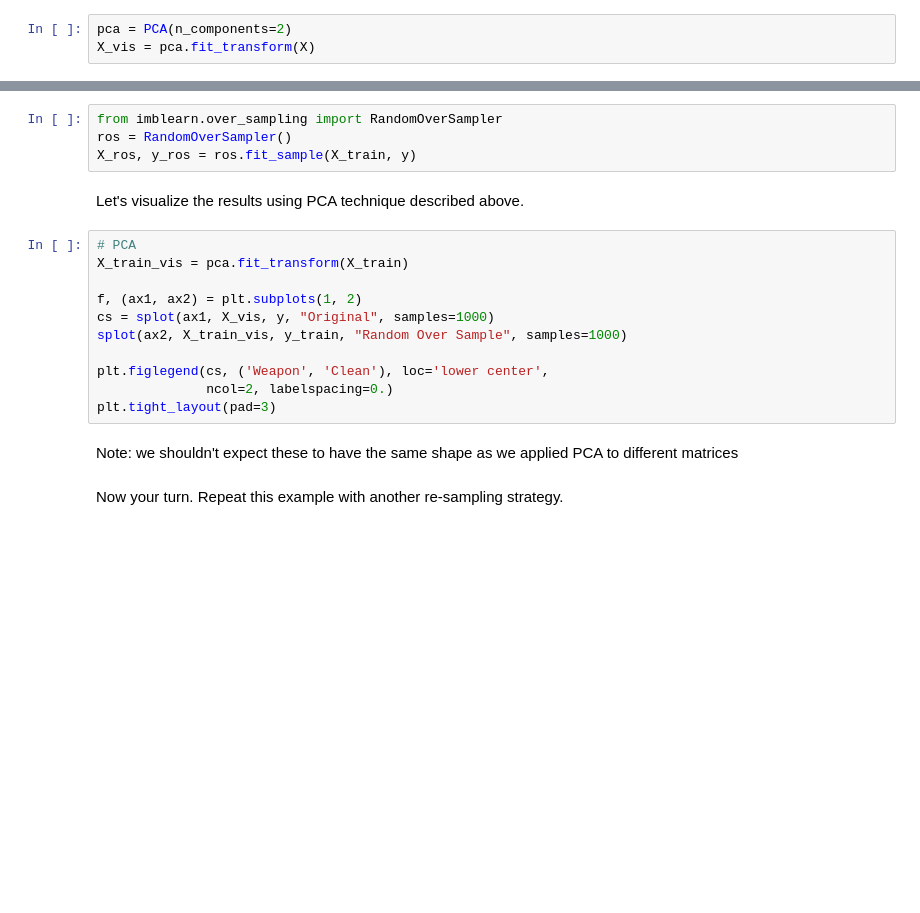
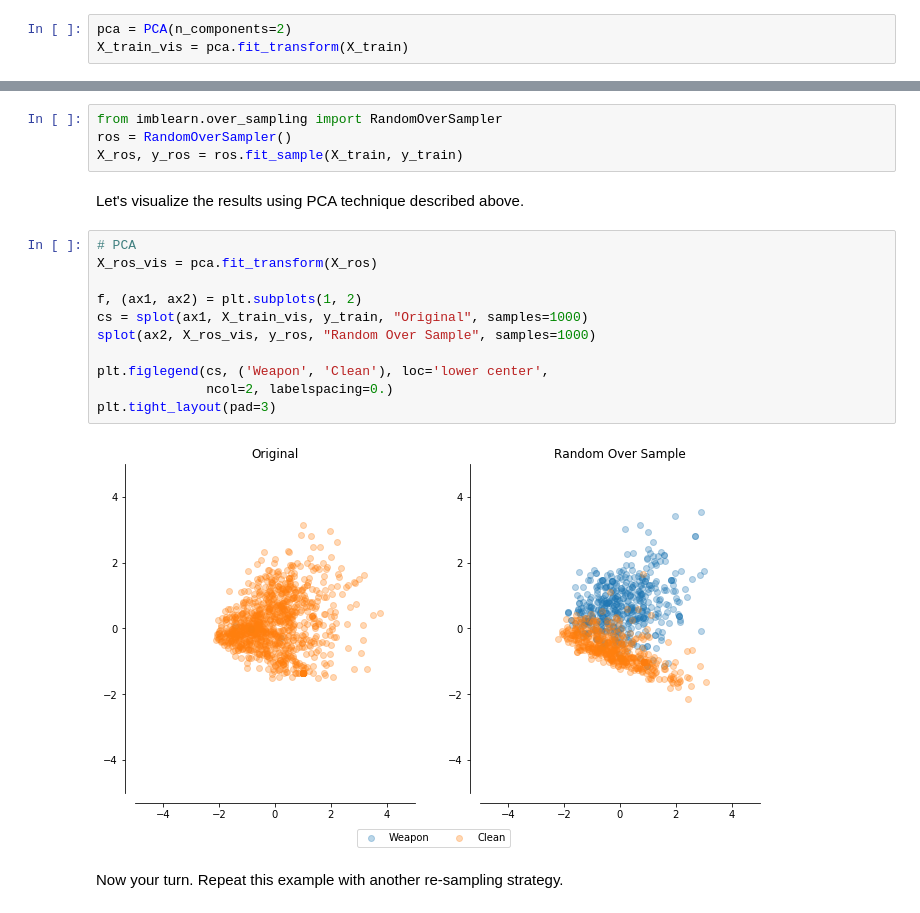
Before and after one commit to askmediagroup/TabooIglooChallenge, a Jupyter notebook: taboo-igloo-challenge.ipynb, the cells around one changed output, grey strips where cells are left out. Saved outputs shown, nothing was run; the diff lists cells and outputs as text; blank space fills up the shorter version.

```diff
--- a/taboo-igloo-challenge.ipynb
+++ b/taboo-igloo-challenge.ipynb
@@ -147,7 +163,7 @@ for (i, doc) in enumerate(nlp.pipe((str(x) for x in weapons['query']))):
 Let's take a look at this data so that we understand what we have. We will use [Principal component analysis](https://en.wikipedia.org/wiki/Principal_component_analysis) (PCA) to reduce our vector space to two dimensions that we can graph.
 # %%
 pca = PCA(n_components=2)
-X_vis = pca.fit_transform(X)
+X_train_vis = pca.fit_transform(X_train)
 # %% [markdown]
 Next, we define a helper function to capture the plotting logic. We will make several variations of the PCA scatter plot.
 # %%
@@ -196,22 +208,22 @@ We want to resample our data so that we improve the balance between the minority
 # %%
 from imblearn.over_sampling import RandomOverSampler
 ros = RandomOverSampler()
-X_ros, y_ros = ros.fit_sample(X_train, y)
+X_ros, y_ros = ros.fit_sample(X_train, y_train)
 # %% [markdown]
 Let's visualize the results using PCA technique described above.
 # %%
 # PCA
-X_train_vis = pca.fit_transform(X_train)
+X_ros_vis = pca.fit_transform(X_ros)
 
 f, (ax1, ax2) = plt.subplots(1, 2)
-cs = splot(ax1, X_vis, y, "Original", samples=1000)
-splot(ax2, X_train_vis, y_train, "Random Over Sample", samples=1000)
+cs = splot(ax1, X_train_vis, y_train, "Original", samples=1000)
+splot(ax2, X_ros_vis, y_ros, "Random Over Sample", samples=1000)
 
 plt.figlegend(cs, ('Weapon', 'Clean'), loc='lower center',
               ncol=2, labelspacing=0.)
 plt.tight_layout(pad=3)
+# %% [output]
+[figure, added]
-# %% [markdown]
-Note: we shouldn't expect these to have the same shape as we applied PCA to different matrices
 # %% [markdown]
 Now your turn. Repeat this example with another re-sampling strategy.
 # %% [markdown]
```
Also changed, not shown: parts of 10 cells of this notebook.
